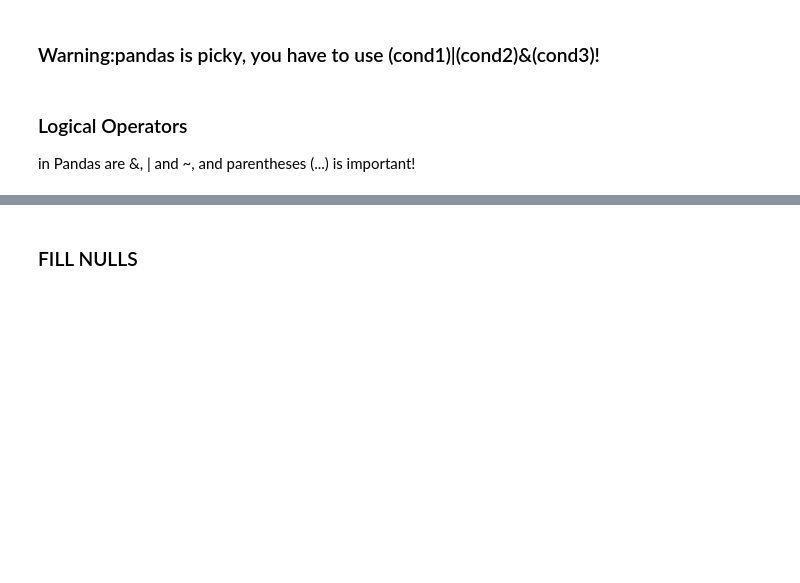
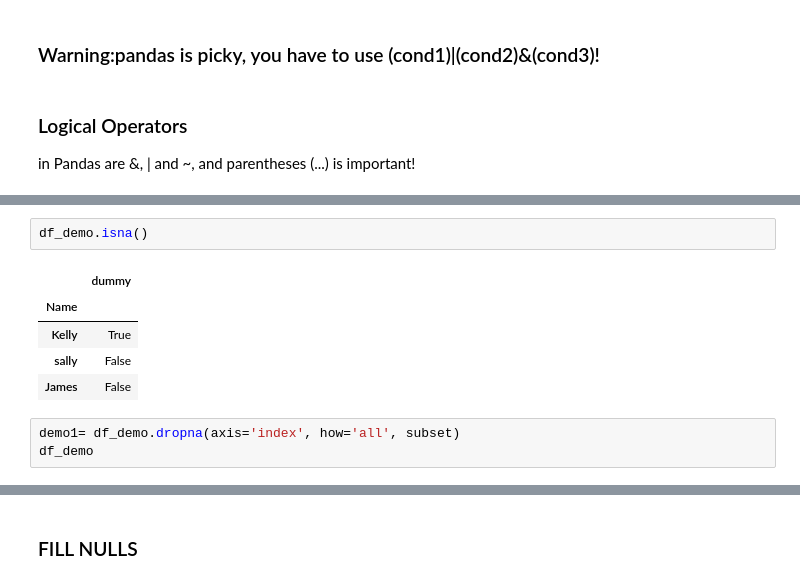
Before and after one commit to stanghong/pandas_training, a Jupyter notebook: Python Operations you should know as a DS.ipynb, the cells around one changed output, grey strips where cells are left out. Cells and saved outputs as stored; diff of their text form; blank space fills up the shorter version.

```diff
--- a/Python Operations you should know as a DS.ipynb
+++ b/Python Operations you should know as a DS.ipynb
@@ -156,0 +204,11 @@ in Pandas are &, | and ~, and parentheses (...) is important!
+# %%
+df_demo.isna()
+# %% [output]
+|  | dummy |
+| Name |  |
+| Kelly | True |
+| sally | False |
+| James | False |
+# %%
+demo1= df_demo.dropna(axis='index', how='all', subset)
+df_demo
```
Also changed, not shown: parts of 66 cells of this notebook.
